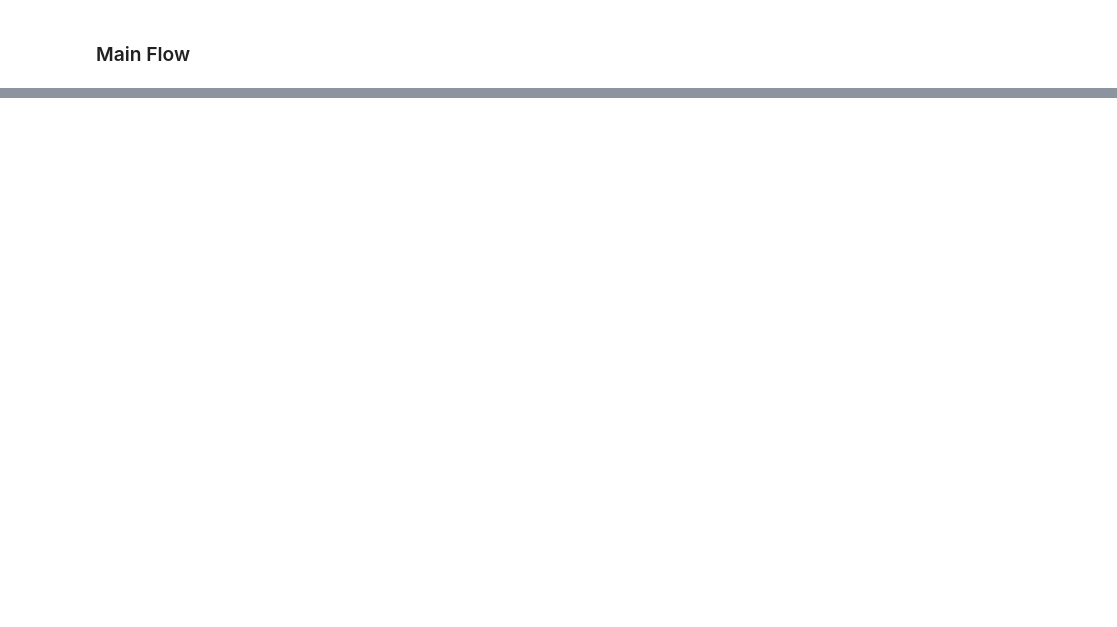
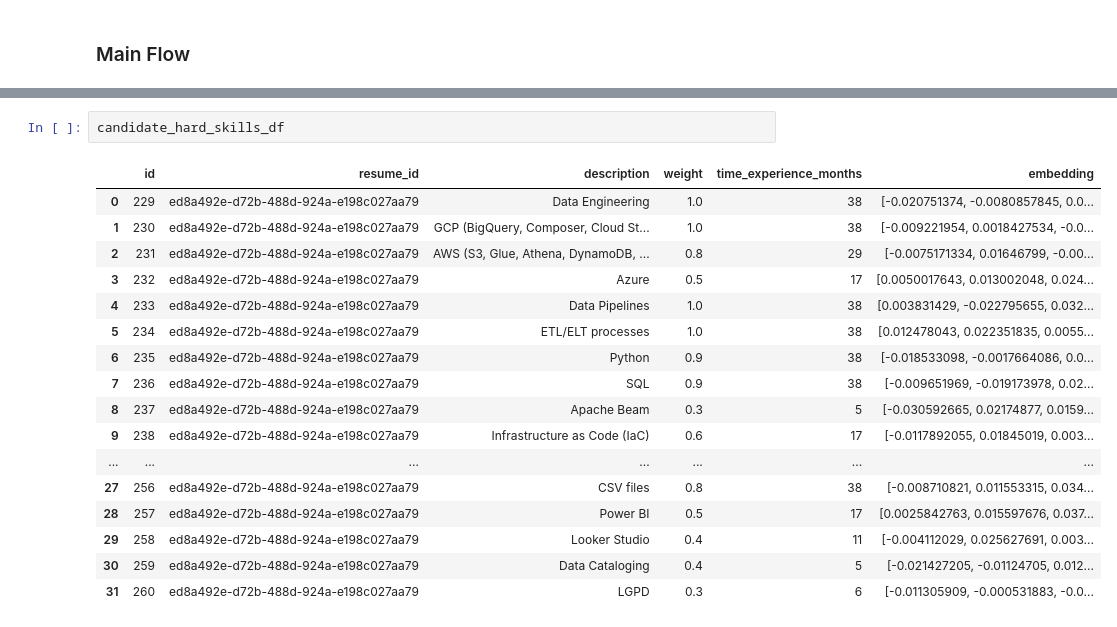
Before and after one commit to cgodevs/market-technical-fit-analysis-tool, a Jupyter notebook: backend/match_resume.ipynb, the cells around one changed output, grey strips where cells are left out. Drawn from its saved outputs; the diff is of its cells as text; blank space fills up the shorter version.

```diff
--- a/backend/match_resume.ipynb
+++ b/backend/match_resume.ipynb
@@ -442,0 +437,20 @@ popular_hard_skills_matches
+# %%
+candidate_hard_skills_df
+# %% [output]
+|  | id | resume_id | description | weight | time_experience_months | embedding |
+| 0 | 229 | ed8a492e-d72b-488d-924a-e198c027aa79 | Data Engineering | 1.0 | 38 | [-0.020751374, -0.0080857845, 0.0... |
+| 1 | 230 | ed8a492e-d72b-488d-924a-e198c027aa79 | GCP (BigQuery, Composer, Cloud St... | 1.0 | 38 | [-0.009221954, 0.0018427534, -0.0... |
+| 2 | 231 | ed8a492e-d72b-488d-924a-e198c027aa79 | AWS (S3, Glue, Athena, DynamoDB, ... | 0.8 | 29 | [-0.0075171334, 0.01646799, -0.00... |
+| 3 | 232 | ed8a492e-d72b-488d-924a-e198c027aa79 | Azure | 0.5 | 17 | [0.0050017643, 0.013002048, 0.024... |
+| 4 | 233 | ed8a492e-d72b-488d-924a-e198c027aa79 | Data Pipelines | 1.0 | 38 | [0.003831429, -0.022795655, 0.032... |
+| 5 | 234 | ed8a492e-d72b-488d-924a-e198c027aa79 | ETL/ELT processes | 1.0 | 38 | [0.012478043, 0.022351835, 0.0055... |
+| 6 | 235 | ed8a492e-d72b-488d-924a-e198c027aa79 | Python | 0.9 | 38 | [-0.018533098, -0.0017664086, 0.0... |
+| 7 | 236 | ed8a492e-d72b-488d-924a-e198c027aa79 | SQL | 0.9 | 38 | [-0.009651969, -0.019173978, 0.02... |
+| 8 | 237 | ed8a492e-d72b-488d-924a-e198c027aa79 | Apache Beam | 0.3 | 5 | [-0.030592665, 0.02174877, 0.0159... |
+| 9 | 238 | ed8a492e-d72b-488d-924a-e198c027aa79 | Infrastructure as Code (IaC) | 0.6 | 17 | [-0.0117892055, 0.01845019, 0.003... |
+| ... | ... | ... | ... | ... | ... | ... |
+| 27 | 256 | ed8a492e-d72b-488d-924a-e198c027aa79 | CSV files | 0.8 | 38 | [-0.008710821, 0.011553315, 0.034... |
+| 28 | 257 | ed8a492e-d72b-488d-924a-e198c027aa79 | Power BI | 0.5 | 17 | [0.0025842763, 0.015597676, 0.037... |
+| 29 | 258 | ed8a492e-d72b-488d-924a-e198c027aa79 | Looker Studio | 0.4 | 11 | [-0.004112029, 0.025627691, 0.003... |
+| 30 | 259 | ed8a492e-d72b-488d-924a-e198c027aa79 | Data Cataloging | 0.4 | 5 | [-0.021427205, -0.01124705, 0.012... |
+| 31 | 260 | ed8a492e-d72b-488d-924a-e198c027aa79 | LGPD | 0.3 | 6 | [-0.011305909, -0.000531883, -0.0... |
```
Also changed, not shown: parts of 4 cells of this notebook.
